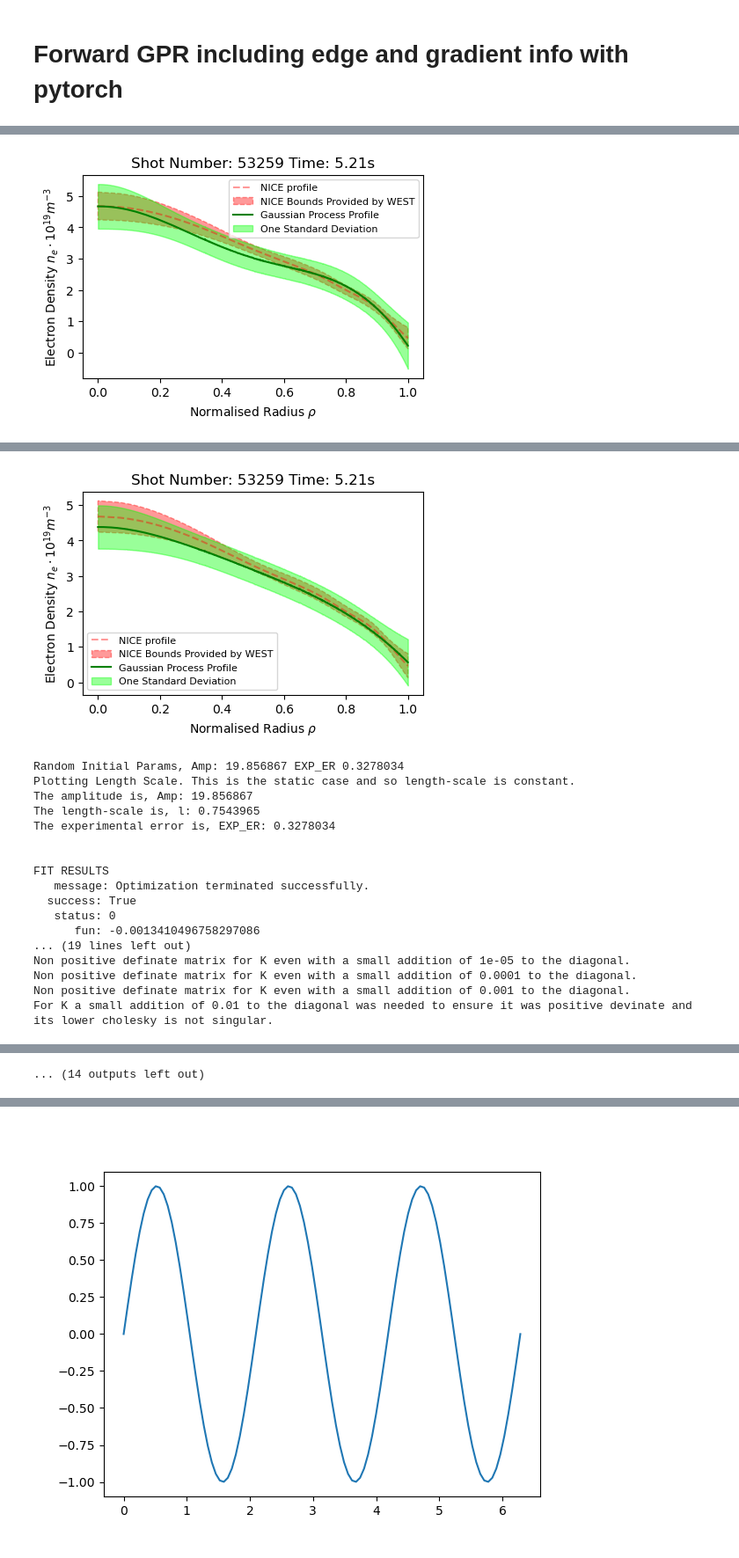
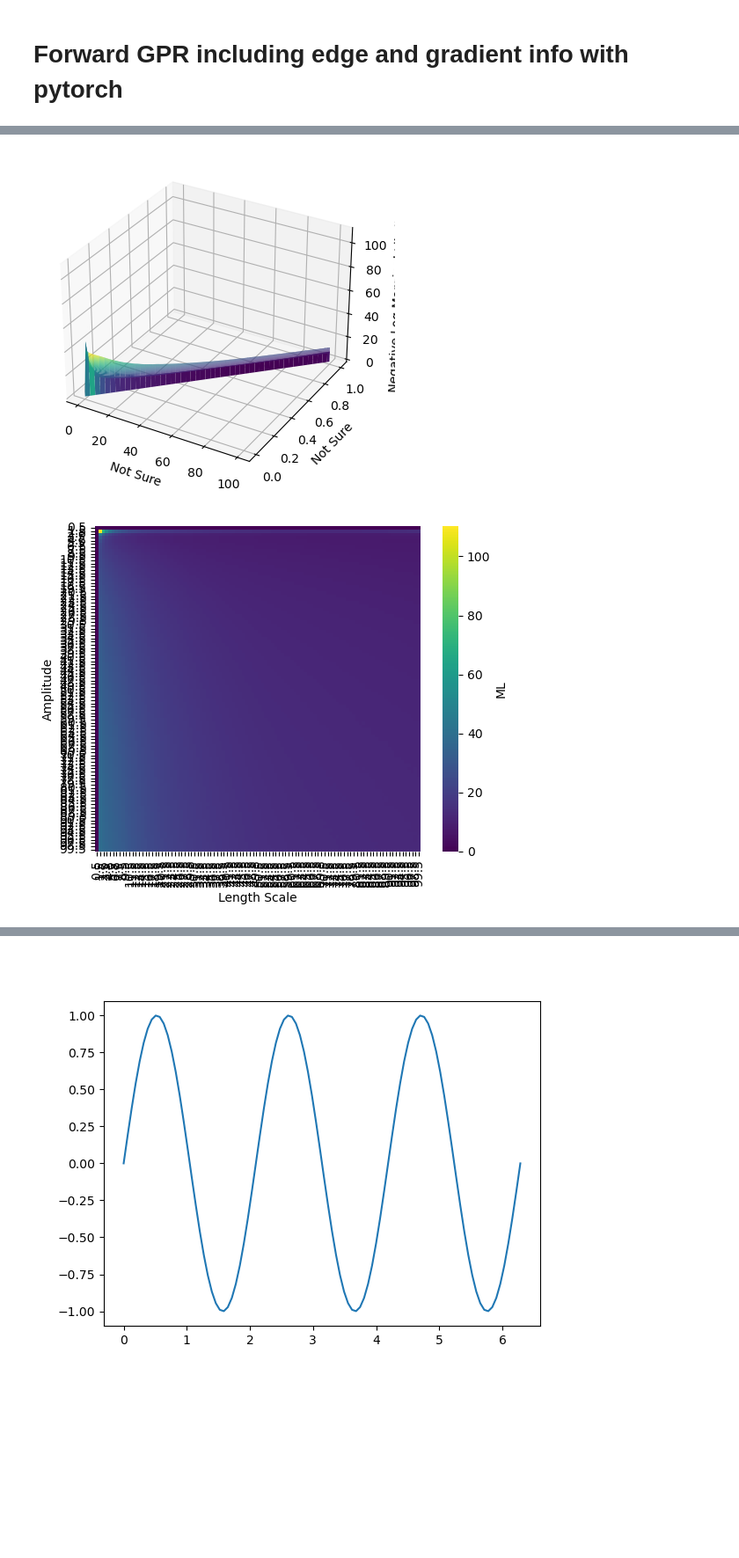
Before and after one commit to DanHarJor/Improving-Electron-Density-Profile-Inference-within-a-Tokamak-using-Bayesian-Techniques, a Jupyter notebook: RealEquillibriumInterferometry/SyntheticDataInterferometry.ipynb, the cells around one changed output, grey strips where cells are left out. Shown at 88% size. Saved outputs shown, nothing was run; the diff lists cells and outputs as text; code cells hidden in the pictures; blank space fills up the shorter version.

```diff
--- a/RealEquillibriumInterferometry/SyntheticDataInterferometry.ipynb
+++ b/RealEquillibriumInterferometry/SyntheticDataInterferometry.ipynb
@@ -689,7 +691,9 @@ class ForwardGPR(object):
 #                     print(name, 'is out of bounds by:',diff,'. Consequent addon:',addon)
 #             if total_addon > 0:
 #                 print('Params out of bounds, total addon to loss',total_addon)
-        marge_li = torch.log(total_addon + ((0.5*torch.log(self.chol_det(invertable,name='Invertable, Det')) + 0.5*(self.data@self.chol_inv(invertable, name='Invertable, Inv')@self.data))))
+        #marge_li = torch.log(total_addon + ((0.5*torch.log(self.chol_det(invertable,name='Invertable, Det')) + 0.5*(self.data@self.chol_inv(invertable, name='Invertable, Inv')@self.data))))
+        marge_li = total_addon + (0.5*torch.log(self.chol_det(invertable,name='Invertable, Det'))) + 0.5*(self.data@self.chol_inv(invertable, name='Invertable, Inv')@self.data) + (np.log(2*np.pi)*self.M/2)
+
         return marge_li
 
     def OptimLrVis(self, loss, loss_smooth_step, lr, lr_low, lr_high, lr_best):
@@ -962,39 +966,45 @@ class ForwardGPR(object):
                     self.grid_best_params = [amp_v[amp_i], l_v[l_i], 0.5]
 
         self.marginal_likelyhood_grid = marginal_likelyhood_grid
-        from mpl_toolkits.mplot3d import Axes3D
-        AMP = np.meshgrid(amp_v)
-        L = np.meshgrid(l_v)
-        FigMagLiSurf = plt.figure()
-        ax = FigMagLiSurf.add_subplot(111, projection='3d')
-        ax.plot_surface(AMP,L,marginal_likelyhood_grid,cmap='viridis')
-        ax.set_xlabel('Amplitude')
-        ax.set_ylabel('Length Scale')
-        ax.set_zlabel('Negative Log Marginal Likelihood')
-        plt.show()
-        sn.heatmap(interf.marginal_likelyhood_grid,cmap='viridis',cbar_kws={'label':'ML'},square=True)
-        plt.xlabel('Length Scale')
-        plt.ylabel('Amplitude')
-        plt.show()
-        self.Infer(self.grid_best_params)
-        self.PlotInference()
+        self.PlotGrid(angle=False)
+#         AMP = np.meshgrid(amp_v)
+#         L = np.meshgrid(l_v)
+#         FigMagLiSurf = plt.figure()
+#         ax = FigMagLiSurf.add_subplot(111, projection='3d')
+#         ax.plot_surface(AMP,L,marginal_likelyhood_grid,cmap='viridis')
+#         ax.set_xlabel('Amplitude')
+#         ax.set_ylabel('Length Scale')
+#         ax.set_zlabel('Negative Log Marginal Likelihood')
+#         plt.show()
+#         sn.heatmap(interf.marginal_likelyhood_grid,cmap='viridis',cbar_kws={'label':'ML'},square=True)
+#         plt.xlabel('Length Scale')
+#         plt.ylabel('Amplitude')
+#         plt.show()
+#         self.Infer(self.grid_best_params)
+#         self.PlotInference()
 
         return marginal_likelyhood_grid
-    def PlotGrid(self, angle):
+    def PlotGrid(self, angle=False):
         params_vectors = [np.linspace(spr[0],spr[1],self.num_grid_squares_1d) for spr in self.suitable_params_range]
         amp_v = params_vectors[0]
+        print('amp_v',amp_v)
         l_v = params_vectors[1]
         AMP = np.meshgrid(amp_v)
         L = np.meshgrid(l_v)
         FigMagLiSurf = plt.figure()
         ax = FigMagLiSurf.add_subplot(111, projection='3d')
-        ax.view_init(*angle)
+        if angle!=False: ax.view_init(*angle)
         ax.plot_surface(AMP,L,self.marginal_likelyhood_grid,cmap='viridis')
-        ax.set_xlabel('Amplitude')
-        ax.set_ylabel('Length Scale')
+        ax.set_xlabel('Not Sure')
+        ax.set_ylabel('Not Sure')
         ax.set_zlabel('Negative Log Marginal Likelihood')
         plt.show()
-        sn.heatmap(interf.marginal_likelyhood_grid,cmap='viridis',cbar_kws={'label':'ML'},square=True)
+        seabourn = sn.heatmap(interf.marginal_likelyhood_grid,cmap='viridis',cbar_kws={'label':'ML'},square=True,
+                   xticklabels=[np.format_float_positional(l_v_i, precision=2, unique=False, fractional=False, trim='k') for l_v_i in l_v],
+                   yticklabels=[np.format_float_positional(amp_v_i, precision=2, unique=False, fractional=False, trim='k') for amp_v_i in amp_v])
+        ax2 = seabourn.axes
+        ax2.set_xticklabels(ax2.get_xticks(), rotation=90)
+        ax2.set_yticklabels(ax2.get_yticks(), rotation=180*2)
         plt.xlabel('Length Scale')
         plt.ylabel('Amplitude')
         plt.show()
@@ -1110,7 +1120,7 @@ interf = ForwardGPR(rho_test=rho_test, lid_d=lid_d_torch, ne_d=ne_d,
                     rho_test2=rho_test2, rho_test3=rho_test3,
                     initial_params=initial_params_tensor, prior_mu='non-informative')
 # interf.SciPyFit(method='basinhopping', NUM_RANDOM_SEARCHES=3)
-interf.SciPyFit(NUM_RANDOM_SEARCHES=12)
+# interf.SciPyFit(NUM_RANDOM_SEARCHES=12)
 
 # 6th september it was set to use a fixed experimental error, not the parameter updated one.
 # interf.TorchFit(optim = torch.optim.SGD, optim_params={'lr':1e-3}, kernel_params='random_search',
@@ -1119,7 +1129,7 @@ interf.SciPyFit(NUM_RANDOM_SEARCHES=12)
 #             STOCHASTIC = True, STOCHASTIC_STD=0.01,
 #             ENFORCE_BOUNDS=False,
 #             CONVERGENCE_THRESHOLDS=[1e-8])#np.logspace(-4,-8,4))
-# interf.GridSearch(suitable_params_range,100)
+interf.GridSearch(suitable_params_range,100)
 
 # interf.Infer(interf.torch_best_params)
 # interf.Infer(interf.initial_params)
@@ -1146 +1159,2 @@ For K a small addition of 0.1 to the diagonal was needed to ensure it was positi
-[figure, old version]
+[figure, new version]
+[figure, new version]
@@ -1164,18 +1173,0 @@ For K a small addition of 0.1 to the diagonal was needed to ensure it was positi
-[figure, old version]
-Random Initial Params, Amp: 19.856867 EXP_ER 0.3278034
-Plotting Length Scale. This is the static case and so length-scale is constant.
-The amplitude is, Amp: 19.856867
-The length-scale is, l: 0.7543965
-The experimental error is, EXP_ER: 0.3278034
-
-
-FIT RESULTS
-   message: Optimization terminated successfully.
-  success: True
-   status: 0
-      fun: -0.0013410496758297086
-... (19 lines left out)
-Non positive definate matrix for K even with a small addition of 1e-05 to the diagonal.
-Non positive definate matrix for K even with a small addition of 0.0001 to the diagonal.
-Non positive definate matrix for K even with a small addition of 0.001 to the diagonal.
-For K a small addition of 0.01 to the diagonal was needed to ensure it was positive devinate and its lower cholesky is not singular.
@@ -1237,4 +1174,3 @@ For K a small addition of 0.01 to the diagonal was needed to ensure it was posit
-... (14 outputs left out)
 # %%
 import seaborn as sn
 # interf.PlotGrid([45,110,0])
```
Also changed, not shown: parts of 3 cells of this notebook.
